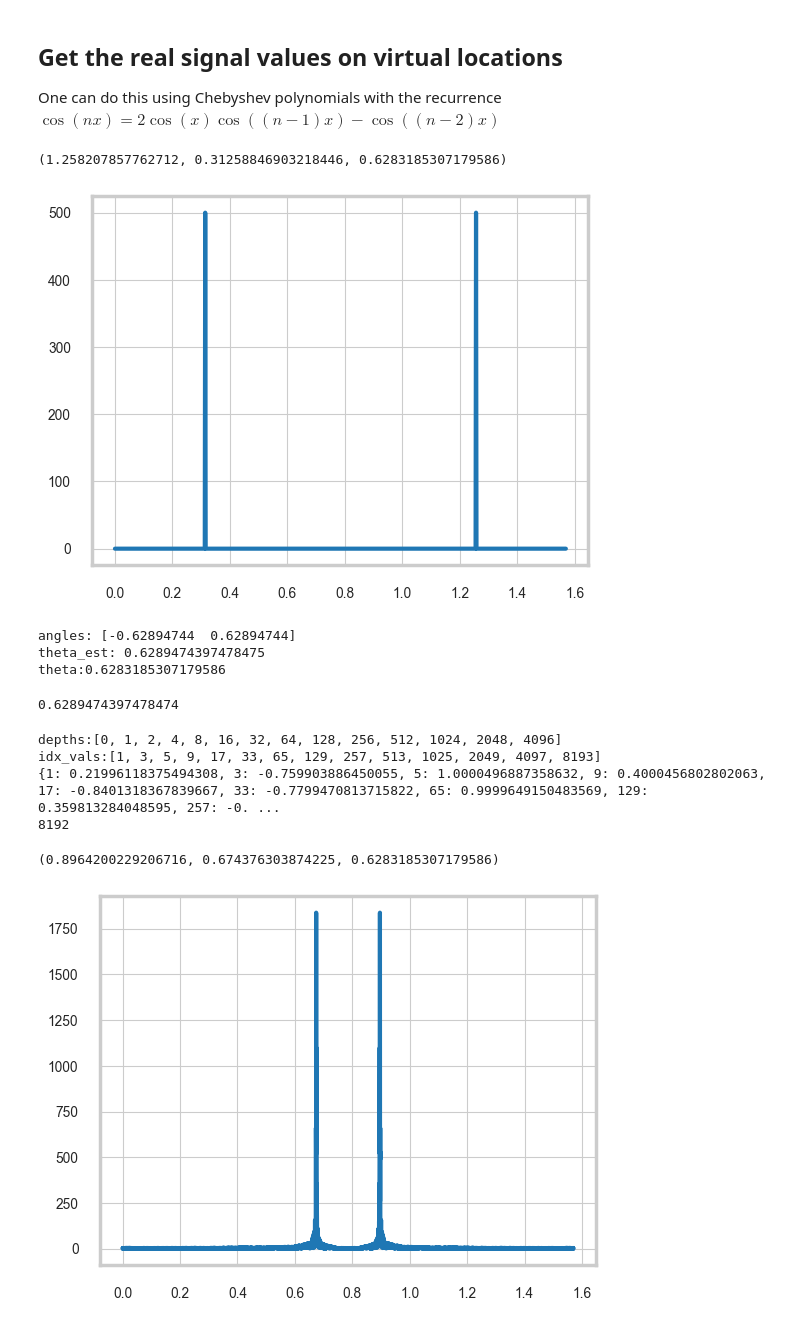
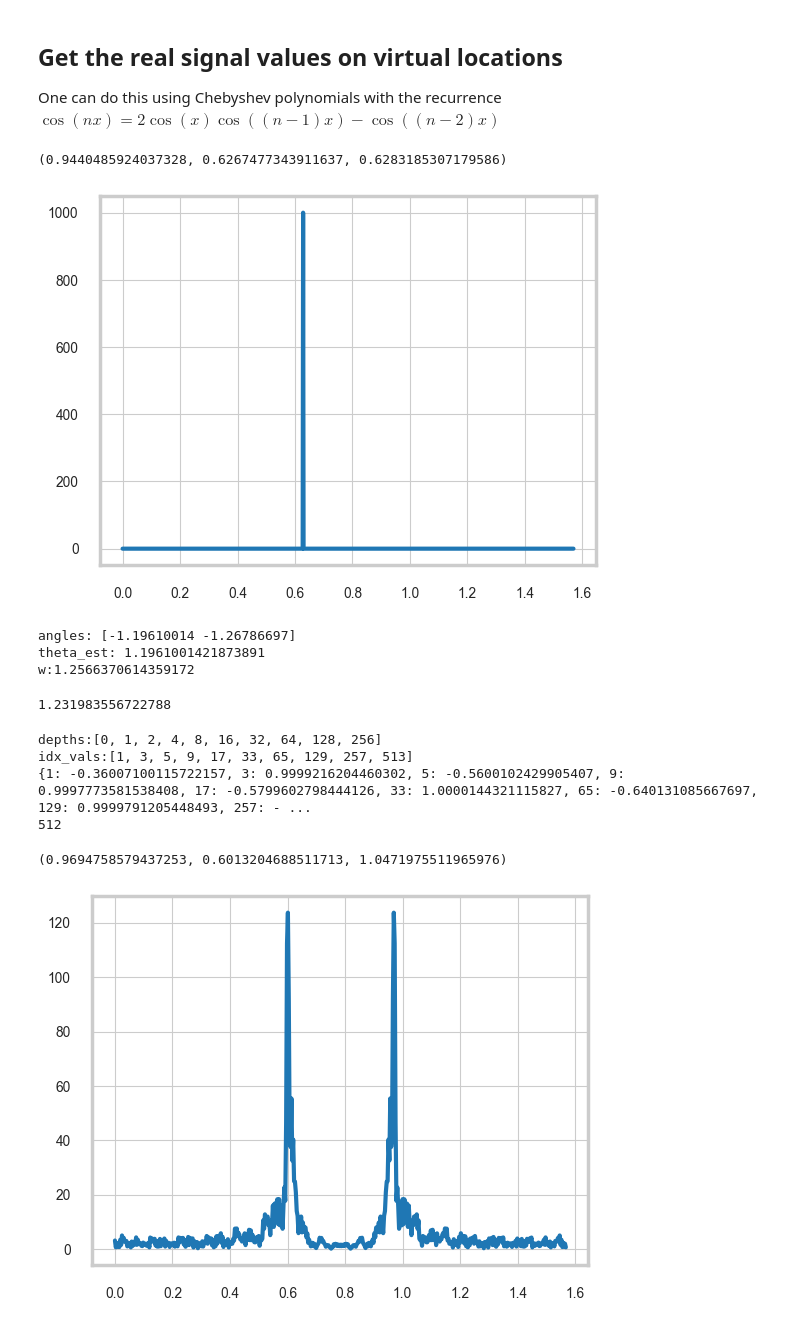
Before and after one commit to unitaryfund/csAE, a Jupyter notebook: real_valued_signal.ipynb, the cells around one changed output. Drawn from its saved outputs; the diff is of its cells as text; code cells hidden in the pictures.

```diff
--- a/real_valued_signal.ipynb
+++ b/real_valued_signal.ipynb
@@ -142,9 +142,9 @@ depths = [i for i in range(d_max)]
 # n_samples = [(d_max - d)//2 + 1 for d in depths]
 n_samples = [10 for _ in depths]
 
-# R = estimate_signal(depths, n_samples, theta)
+R = estimate_signal(depths, n_samples, theta)
 # R = get_cheb_vals(d_max, w)
-R = get_cosine_values(d_max, theta)
+# R = get_cosine_values(d_max, w)
 
 fft = np.abs(np.fft.fft(R))
 
@@ -156,28 +156,28 @@ plt.plot(xaxis, fft)
 
 np.pi*(len(fft)-amax)/(2*len(fft)), np.pi*(amax)/(2*len(fft)), theta
 # %% [output]
-(1.258207857762712, 0.31258846903218446, 0.6283185307179586)
+(0.9440485924037328, 0.6267477343911637, 0.6283185307179586)
-[figure, old version]
+[figure, new version]
 # %%
 espirit = ESPIRIT()
 
 theta_est, angle = espirit.estimate_theta_toeplitz(R)
 print(f'angles: {angle/2}')
 print(f'theta_est: {2*theta_est}')
-print(f'theta:{theta}')
+print(f'w:{w}')
 np.sum(np.abs(angle))/4
 # %% [output]
-angles: [-0.62894744  0.62894744]
-theta_est: 0.6289474397478475
-theta:0.6283185307179586
+angles: [-1.19610014 -1.26786697]
+theta_est: 1.1961001421873891
+w:1.2566370614359172
-0.6289474397478474
+1.231983556722788
 # %%
 a = 0.1
-theta = np.pi/5# np.arccos(a)
+theta = np.pi/3# np.arccos(a)
 w = 2*theta
 
 
-q = 12
+q = 8
 depths = [0, 1]
 for k in range(q):
     depths.append(2**(k+1))
@@ -209,39 +209,39 @@ print(cos_values)
 def cheb_recursion(n):
     if n==0:
         return 1
     elif n in cos_values.keys():
         return cos_values[n]
     else:
         cos_values[n] = 2*cheb_recursion(1)*cheb_recursion(n-1)-cheb_recursion(n-2)
         return cos_values[n]
 
 for d in range(idx_vals[-1]//2+1):
     cos_values[2*d+1] = cheb_recursion(2*d+1)
 print(len(cos_values))
 
 # R is the signal on physical and virtual locations
 R = np.zeros(len(cos_values))
 for d in range(idx_vals[-1]//2 + 1):
     R[d] = cos_values[2*d+1]
 
 # R = [0.5*np.exp(1j*theta*(2*d+1)) + 0.5*np.exp(-1j*theta*(2*d+1)) for d in range(idx_vals[-1]//2 + 1)]
 
 fft = np.abs(np.fft.fft(R))
 
 amax = np.argmax(fft[:len(fft)//2])
 
 xaxis = [i*np.pi/(2*len(fft)) for i in range(len(fft))]
 
 plt.plot(xaxis, fft)
 
 np.pi*(len(fft)-amax)/(2*len(fft)) , np.pi*(amax)/(2*len(fft)), theta
 # %% [output]
-depths:[0, 1, 2, 4, 8, 16, 32, 64, 128, 256, 512, 1024, 2048, 4096]
-idx_vals:[1, 3, 5, 9, 17, 33, 65, 129, 257, 513, 1025, 2049, 4097, 8193]
-{1: 0.21996118375494308, 3: -0.759903886450055, 5: 1.0000496887358632, 9: 0.4000456802802063, 17: -0.8401318367839667, 33: -0.7799470813715822, 65: 0.9999649150483569, 129: 0.359813284048595, 257: -0. ...
-8192
+depths:[0, 1, 2, 4, 8, 16, 32, 64, 128, 256]
+idx_vals:[1, 3, 5, 9, 17, 33, 65, 129, 257, 513]
+{1: -0.36007100115722157, 3: 0.9999216204460302, 5: -0.5600102429905407, 9: 0.9997773581538408, 17: -0.5799602798444126, 33: 1.0000144321115827, 65: -0.640131085667697, 129: 0.9999791205448493, 257: - ...
+512
-(0.8964200229206716, 0.674376303874225, 0.6283185307179586)
+(0.9694758579437253, 0.6013204688511713, 1.0471975511965976)
-[figure, old version]
+[figure, new version]
 # %%
 R = R[:len(R)//2]
 len(R)
```
Also changed, not shown: parts of 15 cells of this notebook, 2 other files.
